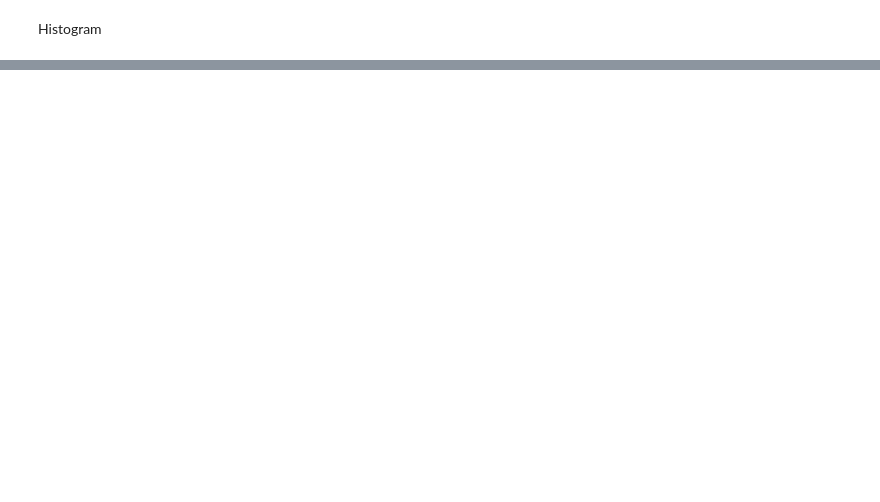
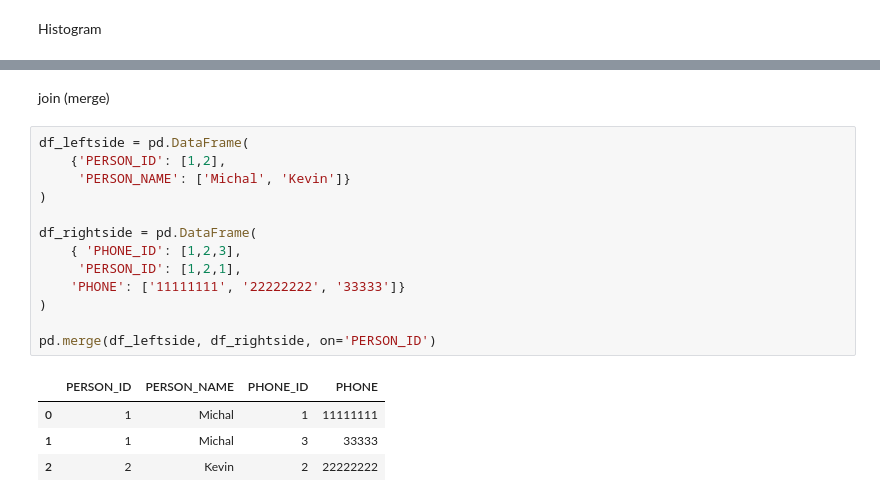
Before and after one commit to mprzybylak/minefields-pandas, a Jupyter notebook: HelloWorld.ipynb, the cells around one changed output, grey strips where cells are left out. Saved outputs shown, nothing was run; the diff lists cells and outputs as text; blank space fills up the shorter version.

```diff
--- a/HelloWorld.ipynb
+++ b/HelloWorld.ipynb
@@ -458,0 +479,20 @@ Name: Two, dtype: int64
+# %% [markdown]
+join (merge)
+# %%
+df_leftside = pd.DataFrame(
+    {'PERSON_ID': [1,2],
+     'PERSON_NAME': ['Michal', 'Kevin']}
+)
+
+df_rightside = pd.DataFrame(
+    { 'PHONE_ID': [1,2,3],
+     'PERSON_ID': [1,2,1],
+    'PHONE': ['11111111', '22222222', '33333']}
+)
+
+pd.merge(df_leftside, df_rightside, on='PERSON_ID')
+# %% [output]
+|  | PERSON_ID | PERSON_NAME | PHONE_ID | PHONE |
+| 0 | 1 | Michal | 1 | 11111111 |
+| 1 | 1 | Michal | 3 | 33333 |
+| 2 | 2 | Kevin | 2 | 22222222 |
```
Also changed, not shown: parts of 48 cells of this notebook.
